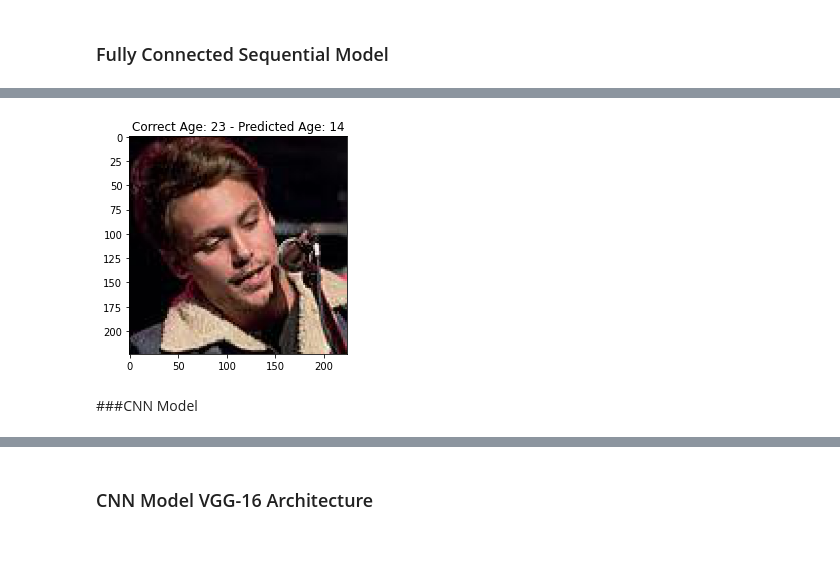
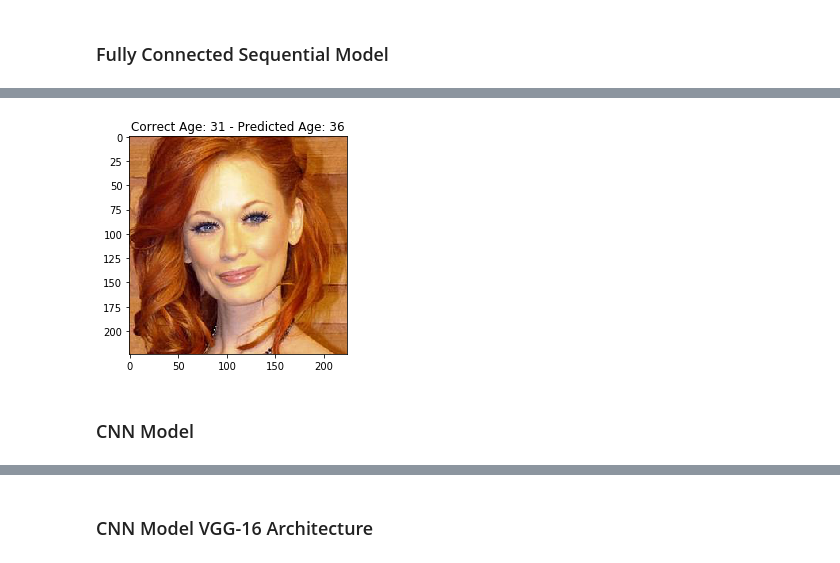
Before and after one commit to jeffveleze/age-calculator, a Jupyter notebook: AgeCalculator.ipynb, the cells around one changed output, grey strips where cells are left out. Drawn from its saved outputs; the diff is of its cells as text; code cells hidden in the pictures.

```diff
--- a/AgeCalculator.ipynb
+++ b/AgeCalculator.ipynb
@@ -579,36 +689,36 @@ plt.show()
 # %%
 # Visualizing model predictions
 
 # Define random number to display image
-image_index = 20
+image_index = 30
 
 # Transforming images into matrixes and applying resizing
 test_image_addresses_list = test_image_addresses.tolist()
 test_labels_list = test_labels.tolist()
 predicted_test_labels_list = predicted_labels_sm.tolist()
 
 correct_age = test_labels_list[image_index]
 predicted_age = predicted_test_labels_list[image_index][0]
 
 image = Image.open(test_image_addresses_list[image_index])
 image = image.resize((RESIZED_WIDTH, RESIZED_HEIGHT), Image.NEAREST)
 image_matrix = np.asarray(image.convert('RGB'))
 
 # Normalizing image_matrix
 image_matrix = image_matrix / 255
 
 # Drawing train_images[image_index]
 plt.figure()
 plt.title(str(test_labels_list[image_index]) + " Years")
 title = "Correct Age: " + str(correct_age) + " - Predicted Age: " + str(int(predicted_age))
 plt.title(title)
 plt.imshow(image, cmap = plt.cm.binary)
 plt.grid(False)
 plt.show()
 # %% [output]
-[figure, old version]
+[figure, new version]
 # %% [markdown]
-###CNN Model
+### CNN Model
 # %%
 # Load the model
 cnn_model = keras.models.load_model("cnn_model.h5")
```
Also changed, not shown: parts of 57 cells of this notebook.
